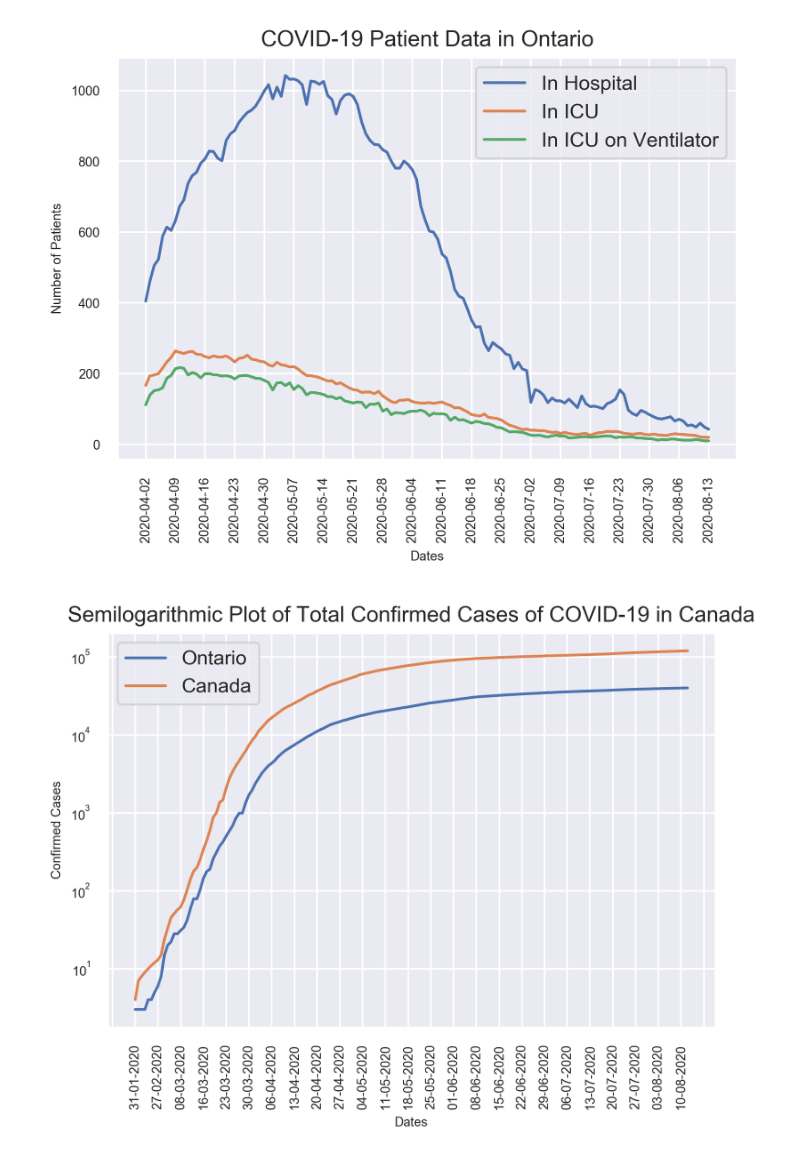
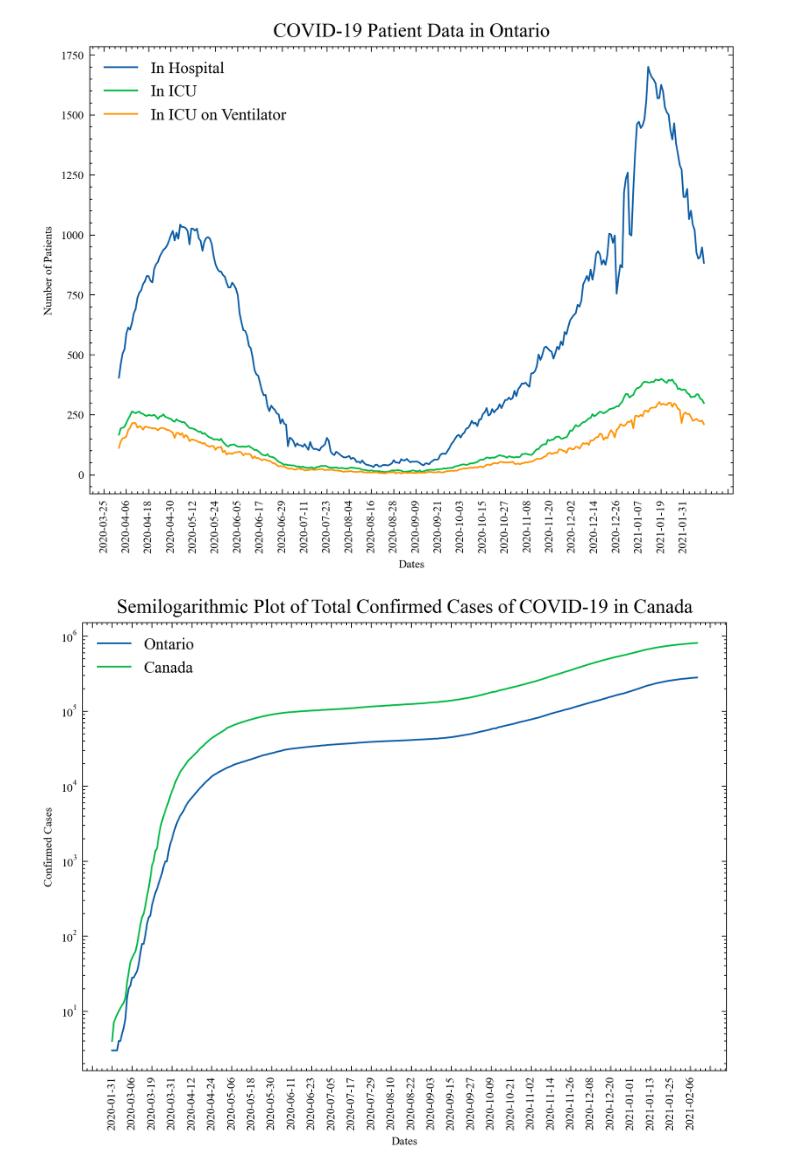
Before and after one commit to MichaszJ/Ontario-COVID-19, a Jupyter notebook: Ontario-COVID-19.ipynb, the cells around one changed output. Drawn from its saved outputs; the diff is of its cells as text; code cells hidden in the pictures.

```diff
--- a/Ontario-COVID-19.ipynb
+++ b/Ontario-COVID-19.ipynb
@@ -6,6 +5,6 @@ import seaborn as sns
 # %%
 # data from https://www.canada.ca/en/public-health/services/diseases/2019-novel-coronavirus-infection.html
-total_data = pd.read_csv('covid19.csv')
+total_data = pd.read_csv('covid19-download.csv')
 
 total_data.head()
 # %% [output]
@@ -26,8 +25,8 @@ ontario_confirmed_cases = ontario_data1['numtotal'].values
 dates1 = ontario_data1['date'].values
 # %%
 # plotting confirmed cases over time
-sns.set()
-fig, ax = plt.subplots(dpi=300)
+plt.style.use(['science', 'no-latex'])
+fig, ax = plt.subplots(dpi=300, figsize=(7,5))
 
 ax.plot(dates1, ontario_confirmed_cases)
 
@@ -38,11 +37,8 @@ ax.set_title('Total Confirmed Cases of COVID-19 in Ontario')
 ax.tick_params(axis = 'x', labelsize = 7)
 ax.tick_params(axis = 'y', labelsize = 7)
 
-# https://kite.com/python/answers/how-to-rotate-axis-labels-in-matplotlib-in-python
 plt.xticks(rotation = 90)
-
-# https://jakevdp.github.io/PythonDataScienceHandbook/04.10-customizing-ticks.html
-ax.xaxis.set_major_locator(plt.MultipleLocator(8))
+ax.xaxis.set_major_locator(plt.MultipleLocator(12))
 
 plt.show()
 # %% [output]
@@ -51,8 +47,7 @@ plt.show()
 # plotting active cases in Ontario
 ontario_active = ontario_data1['numactive'].values
 
-sns.set()
-fig, ax = plt.subplots(dpi=300)
+fig, ax = plt.subplots(dpi=300, figsize=(7,5))
 
 ax.plot(dates1, ontario_active)
 
@@ -63,11 +58,8 @@ ax.set_title('Active Cases of COVID-19 in Ontario')
 ax.tick_params(axis = 'x', labelsize = 7)
 ax.tick_params(axis = 'y', labelsize = 7)
 
-# https://kite.com/python/answers/how-to-rotate-axis-labels-in-matplotlib-in-python
 plt.xticks(rotation=90)
-
-# https://jakevdp.github.io/PythonDataScienceHandbook/04.10-customizing-ticks.html
-ax.xaxis.set_major_locator(plt.MultipleLocator(7))
+ax.xaxis.set_major_locator(plt.MultipleLocator(12))
 
 plt.show()
 # %% [output]
@@ -83,8 +75,7 @@ patients_icu = ontario_data2['Number of patients in ICU with COVID-19'].values
 patients_icu_vent = ontario_data2['Number of patients in ICU on a ventilator with COVID-19'].values
 # %%
 # plotting number of hospitalized, ICU, ventilated
-sns.set()
-fig, ax = plt.subplots(dpi=300)
+fig, ax = plt.subplots(dpi=300, figsize=(7,5))
 
 ax.plot(dates2, patients_hospitalized, label='In Hospital')
 ax.plot(dates2, patients_icu, label='In ICU')
@@ -98,12 +89,12 @@ ax.tick_params(axis = 'x', labelsize = 7)
 ax.tick_params(axis = 'y', labelsize = 7)
 
 plt.xticks(rotation=90)
-ax.xaxis.set_major_locator(plt.MultipleLocator(7))
+ax.xaxis.set_major_locator(plt.MultipleLocator(12))
 
 plt.legend()
 plt.show()
 # %% [output]
-[figure, old version]
+[figure, new version]
 # %%
 # extracting confirmed cases in all of Canada
 canada_filter = total_data['prname'] == 'Canada'
@@ -112,23 +103,22 @@ canada_data = total_data.loc[canada_filter, :]
 canada_confirmed_cases = canada_data['numtotal'].values
 # %%
 # semilog plot comparing cases in Ontario to Canda
-sns.set()
-fig, ax = plt.subplots(dpi=300)
+fig, ax = plt.subplots(dpi=300, figsize=(7,5))
 
 ax.semilogy(dates1, ontario_confirmed_cases, label='Ontario')
 ax.semilogy(dates1, canada_confirmed_cases, label='Canada')
 
 ax.set_xlabel('Dates', fontsize = 7)
 ax.set_ylabel('Confirmed Cases', fontsize = 7)
 ax.set_title('Semilogarithmic Plot of Total Confirmed Cases of COVID-19 in Canada')
 
 ax.tick_params(axis = 'x', labelsize = 7)
 ax.tick_params(axis = 'y', labelsize = 7)
 
 plt.xticks(rotation=90)
-ax.xaxis.set_major_locator(plt.MultipleLocator(7))
+ax.xaxis.set_major_locator(plt.MultipleLocator(12))
 
 plt.legend(loc=2)
 plt.show()
 # %% [output]
-[figure, old version]
+[figure, new version]
```
Also changed, not shown: parts of 6 cells of this notebook, 1 other file.
